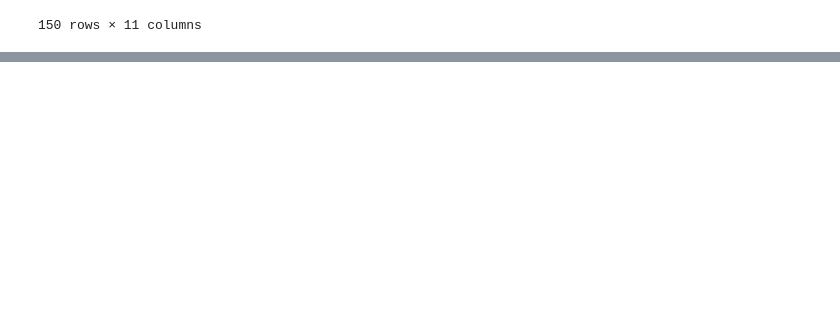
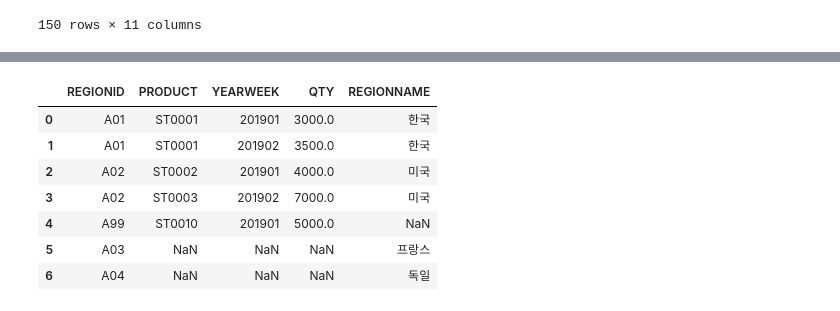
Before and after one commit to 93KimYJ/data_study, a Jupyter notebook: stdcode/codeset/데이터 조작.ipynb, the cells around one changed output, grey strips where cells are left out. Cells and saved outputs as stored; diff of their text form; code cells hidden in the pictures; blank space fills up the shorter version.

```diff
--- a/stdcode/codeset/데이터 조작.ipynb
+++ b/stdcode/codeset/데이터 조작.ipynb
@@ -146,0 +227,2 @@ refinedData.shape
+# %%
+joinKey = ["REGIONID"]
@@ -146,0 +234,19 @@ refinedData.shape
+# %%
+row1 = ["A99","ST0010","201901",5000]
+
+columns = joinSellout.columns
+
+chugadata = pd.DataFrame([ row1 ], columns=columns )
+
+joinSellout2 = joinSellout.append(chugadata)
+# %%
+pd.merge(left=joinSellout2, right=joinMaster, on=joinKey, how="outer")
+# %% [output]
+|  | REGIONID | PRODUCT | YEARWEEK | QTY | REGIONNAME |
+| 0 | A01 | ST0001 | 201901 | 3000.0 | 한국 |
+| 1 | A01 | ST0001 | 201902 | 3500.0 | 한국 |
+| 2 | A02 | ST0002 | 201901 | 4000.0 | 미국 |
+| 3 | A02 | ST0003 | 201902 | 7000.0 | 미국 |
+| 4 | A99 | ST0010 | 201901 | 5000.0 | NaN |
+| 5 | A03 | NaN | NaN | NaN | 프랑스 |
+| 6 | A04 | NaN | NaN | NaN | 독일 |
```
Also changed, not shown: parts of 20 cells of this notebook.
